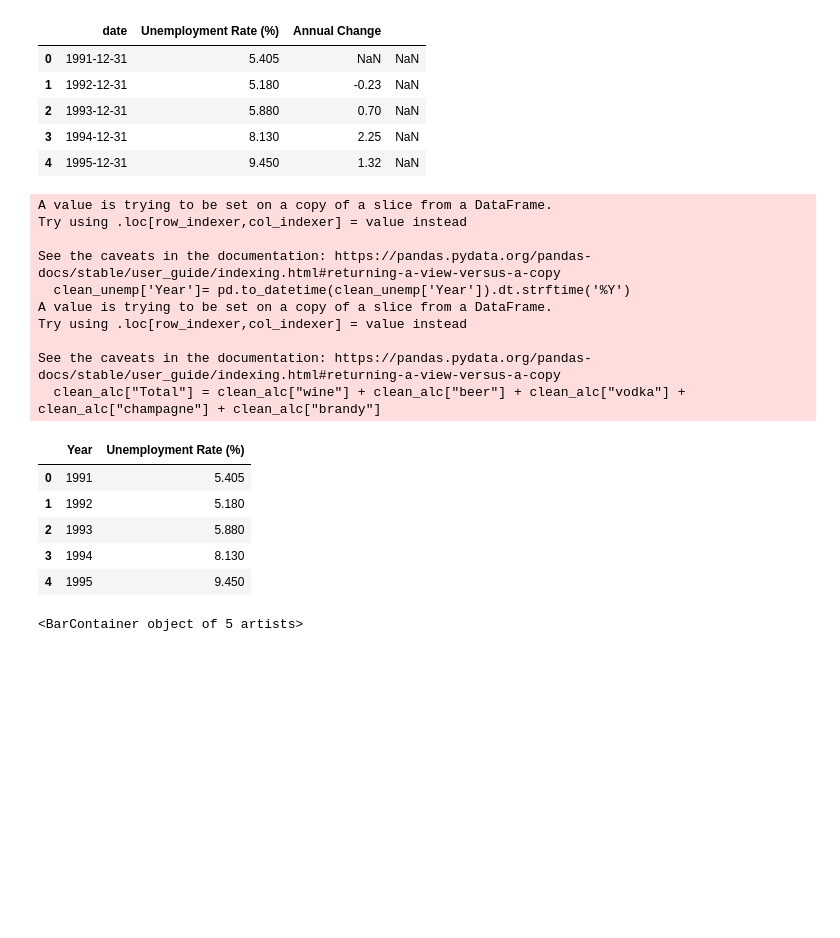
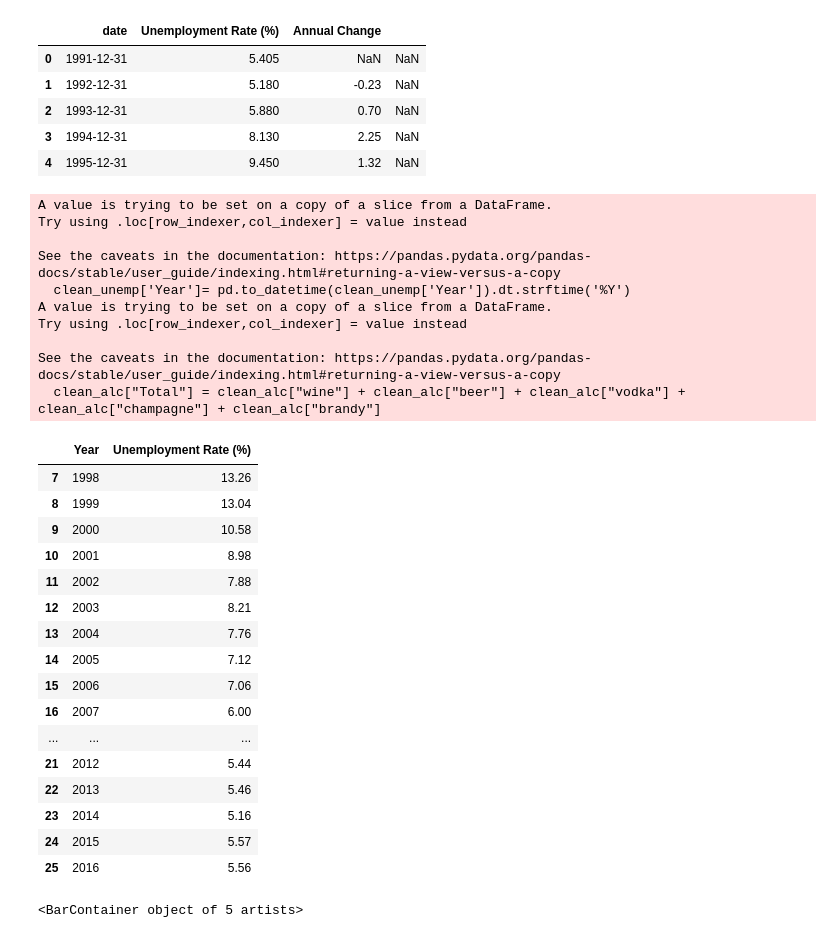
Before and after one commit to BlakeG2424/project-gt-1, a Jupyter notebook: mp_pour.ipynb, the cells around one changed output. Drawn from its saved outputs; the diff is of its cells as text; code cells hidden in the pictures; blank space fills up the shorter version.

```diff
--- a/mp_pour.ipynb
+++ b/mp_pour.ipynb
@@ -25,39 +27,52 @@ unemp_df.head()
 # cleaning data
 # renaming column and averaging months into year
 # Study data files
 clean_unemp = unemp_df.dropna(axis=1)
 clean_unemp.columns=["Year","Unemployment Rate (%)"]
 clean_unemp['Year']= pd.to_datetime(clean_unemp['Year']).dt.strftime('%Y')
+clean_unemp=clean_unemp[clean_unemp["Year"].astype(int)<=2016]
+clean_unemp=clean_unemp[clean_unemp["Year"].astype(int)>=1998]
 
 # change null values to 0
 clean_alc = alc_df.dropna()
 # add in a total per region
 clean_alc["Total"] = clean_alc["wine"] + clean_alc["beer"] + clean_alc["vodka"] + clean_alc["champagne"] + clean_alc["brandy"]
 alc_year = clean_alc.groupby(clean_alc["year"]).sum()
 
 #clean gdp data
 gdp_df=gdp_df_read.dropna()
 gdp_df.columns=["Date","GDP (in billions)"]
 gdp_df["GDP (in billions)"]= gdp_df["GDP (in billions)"]/1000000000
 gdp_df['Date']= pd.to_datetime(gdp_df['Date']).dt.strftime('%Y')
-clean_unemp.head()
+clean_unemp.head(40)
 # %% [output]
 A value is trying to be set on a copy of a slice from a DataFrame.
 Try using .loc[row_indexer,col_indexer] = value instead
 
 See the caveats in the documentation: https://pandas.pydata.org/pandas-docs/stable/user_guide/indexing.html#returning-a-view-versus-a-copy
   clean_unemp['Year']= pd.to_datetime(clean_unemp['Year']).dt.strftime('%Y')
 A value is trying to be set on a copy of a slice from a DataFrame.
 Try using .loc[row_indexer,col_indexer] = value instead
 
 See the caveats in the documentation: https://pandas.pydata.org/pandas-docs/stable/user_guide/indexing.html#returning-a-view-versus-a-copy
   clean_alc["Total"] = clean_alc["wine"] + clean_alc["beer"] + clean_alc["vodka"] + clean_alc["champagne"] + clean_alc["brandy"]
 |  | Year | Unemployment Rate (%) |
-| 0 | 1991 | 5.405 |
-| 1 | 1992 | 5.180 |
-| 2 | 1993 | 5.880 |
-| 3 | 1994 | 8.130 |
-| 4 | 1995 | 9.450 |
+| 7 | 1998 | 13.26 |
+| 8 | 1999 | 13.04 |
+| 9 | 2000 | 10.58 |
+| 10 | 2001 | 8.98 |
+| 11 | 2002 | 7.88 |
+| 12 | 2003 | 8.21 |
+| 13 | 2004 | 7.76 |
+| 14 | 2005 | 7.12 |
+| 15 | 2006 | 7.06 |
+| 16 | 2007 | 6.00 |
+| ... | ... | ... |
+| 21 | 2012 | 5.44 |
+| 22 | 2013 | 5.46 |
+| 23 | 2014 | 5.16 |
+| 24 | 2015 | 5.57 |
+| 25 | 2016 | 5.56 |
 # %%
 # What type of alcohol type is consumed most in Russia.
 # plot a bar graph over the entirety of our data with total amount consumed/
```
Also changed, not shown: parts of 13 cells of this notebook, 2 other files.
